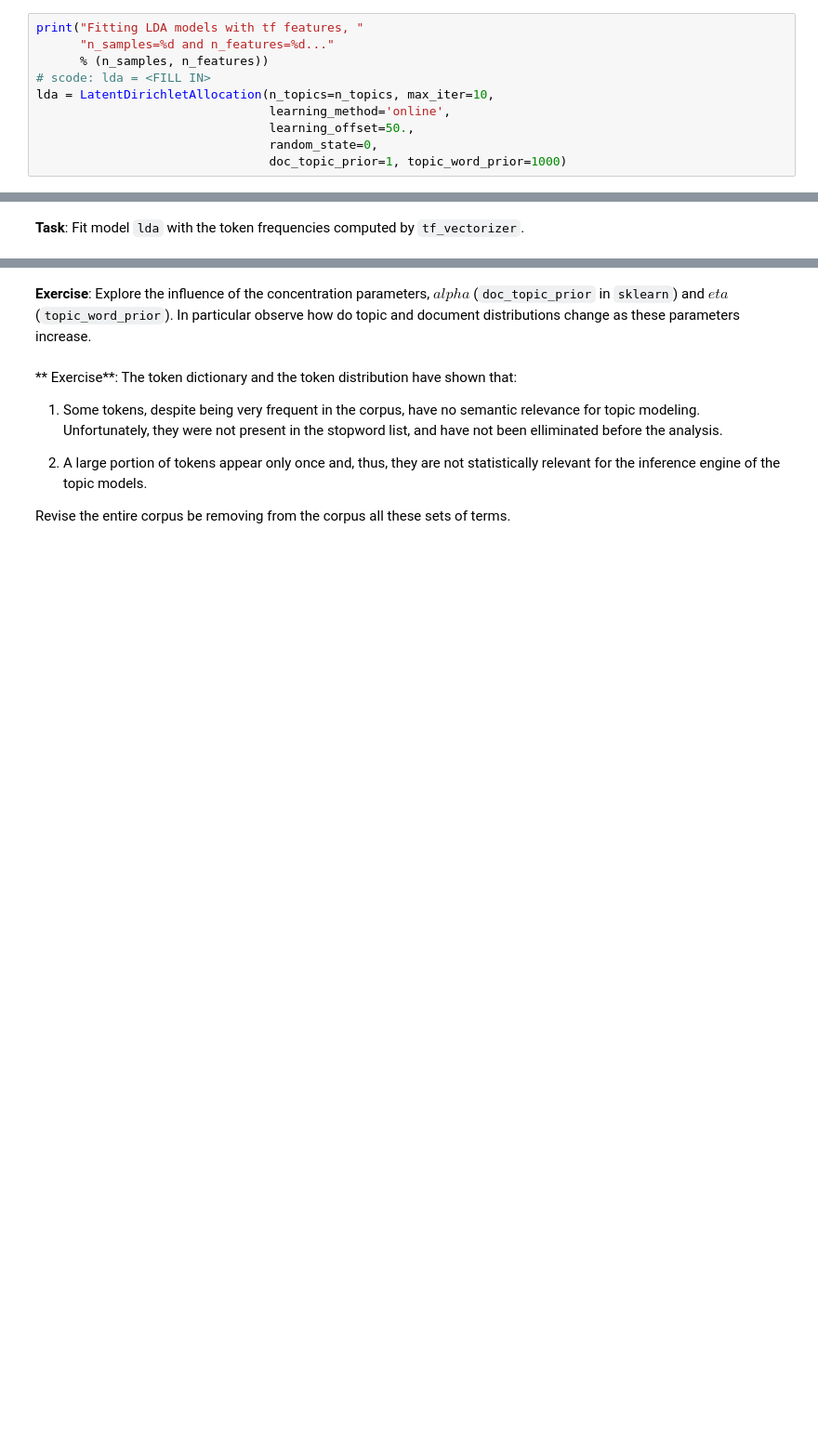
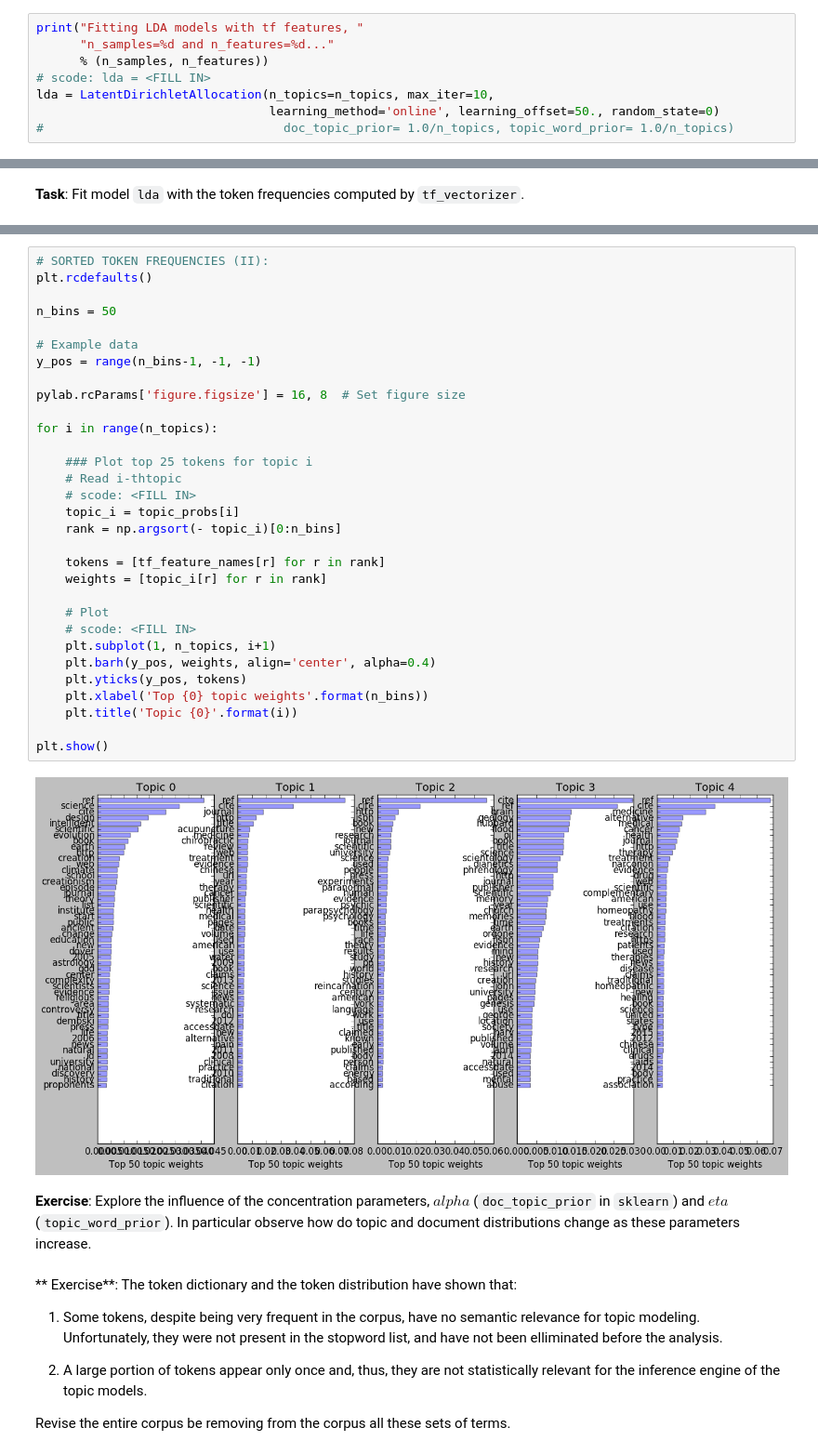
Before and after one commit to ML4DS/ML4all, a Jupyter notebook: TM2.Topic_Models/notebooks/TM2_Topic_Modeling.ipynb, the cells around one changed output, grey strips where cells are left out. Shown at 93% size. Saved outputs shown, nothing was run; the diff lists cells and outputs as text; blank space fills up the shorter version.

Commit message:
Updated Topic Model notebooks

```diff
--- a/TM2.Topic_Models/notebooks/TM2_Topic_Modeling.ipynb
+++ b/TM2.Topic_Models/notebooks/TM2_Topic_Modeling.ipynb
@@ -582,7 +740,5 @@ print("Fitting LDA models with tf features, "
       % (n_samples, n_features))
 # scode: lda = <FILL IN>
 lda = LatentDirichletAllocation(n_topics=n_topics, max_iter=10,
-                                learning_method='online',
-                                learning_offset=50.,
-                                random_state=0,
-                                doc_topic_prior=1, topic_word_prior=1000)
+                                learning_method='online', learning_offset=50., random_state=0)
+#                                 doc_topic_prior= 1.0/n_topics, topic_word_prior= 1.0/n_topics)
@@ -609,3 +803,36 @@ print -np.sort(-topic_probs[0])
+# %%
+# SORTED TOKEN FREQUENCIES (II):
+plt.rcdefaults()
+
+n_bins = 50
+
+# Example data
+y_pos = range(n_bins-1, -1, -1)
+
+pylab.rcParams['figure.figsize'] = 16, 8  # Set figure size
+
+for i in range(n_topics):
+
+    ### Plot top 25 tokens for topic i
+    # Read i-thtopic
+    # scode: <FILL IN>
+    topic_i = topic_probs[i]
+    rank = np.argsort(- topic_i)[0:n_bins]
+
+    tokens = [tf_feature_names[r] for r in rank]
+    weights = [topic_i[r] for r in rank]
+
+    # Plot
+    # scode: <FILL IN>
+    plt.subplot(1, n_topics, i+1)
+    plt.barh(y_pos, weights, align='center', alpha=0.4)
+    plt.yticks(y_pos, tokens)
+    plt.xlabel('Top {0} topic weights'.format(n_bins))
+    plt.title('Topic {0}'.format(i))
+
+plt.show()
+# %% [output]
+[figure, added]
 # %% [markdown]
 **Exercise**: Explore the influence of the concentration parameters, $alpha$ (`doc_topic_prior` in `sklearn`) and $eta$(`topic_word_prior`). In particular observe how do topic and document distributions change as these parameters increase.
 # %% [markdown]
```
Also changed, not shown: parts of 35 cells of this notebook, 5 other files.
